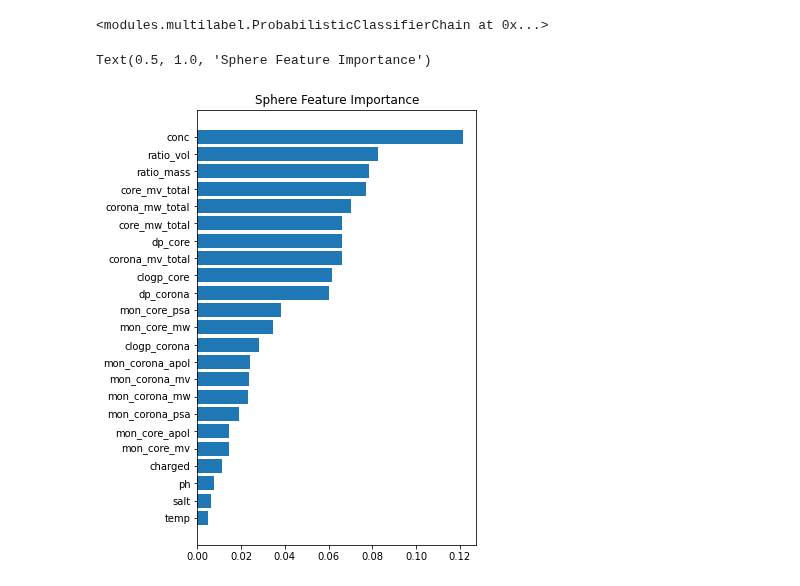
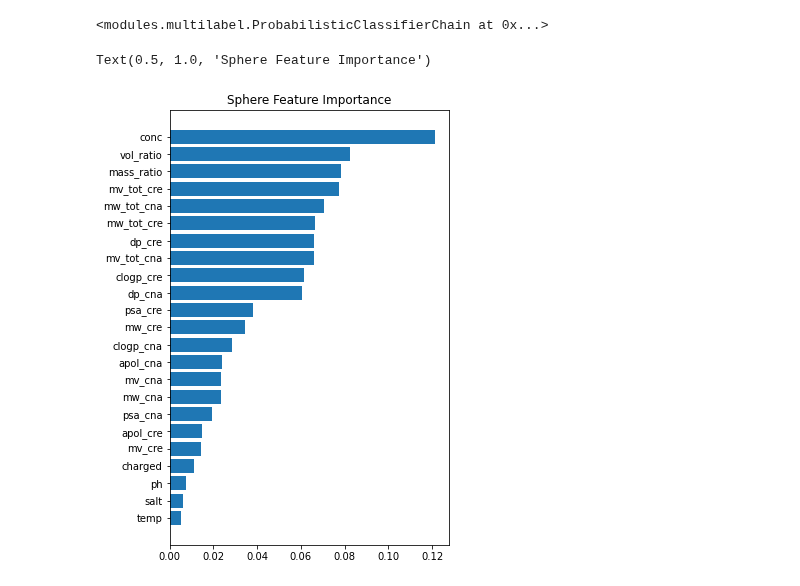
Before and after one commit to marioboley/PISA_ML, a Jupyter notebook: random_forest.ipynb, the cells around one changed output. Drawn from its saved outputs; the diff is of its cells as text; code cells hidden in the pictures.

```diff
--- a/random_forest.ipynb
+++ b/random_forest.ipynb
@@ -19,15 +20,14 @@ random_forest_pcc.fit(data.x1, data.y)
 # %%
 fitted_models = random_forest_pcc.fitted_
 # %%
-all_columns = data.predictors + data.targets
-data1 = pd.concat([data.x1, data.y], axis=1)
+data1 = pd.concat([data.abbrev_x1, data.y], axis=1)
 
 sorted_idx = fitted_models[0].feature_importances_.argsort()
 plt.figure(figsize=(5,8))
 plt.barh(data1.columns[:-4][sorted_idx], fitted_models[0].feature_importances_[sorted_idx])
 plt.title("Sphere Feature Importance")
 # %% [output]
 Text(0.5, 1.0, 'Sphere Feature Importance')
-[figure, old version]
+[figure, new version]
 # %%
 num_importance = 5
```
Also changed, not shown: parts of 3 cells of this notebook, 1 other file.
